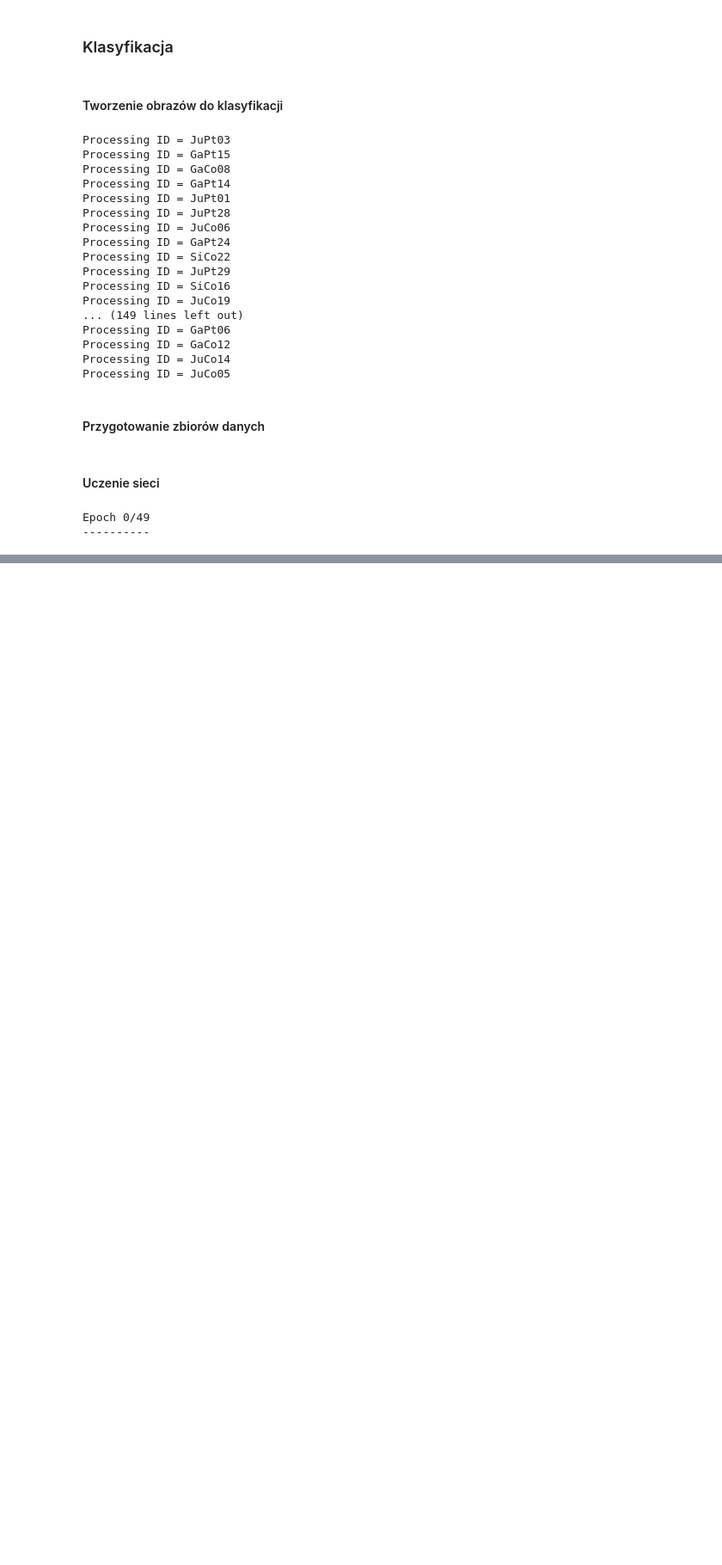
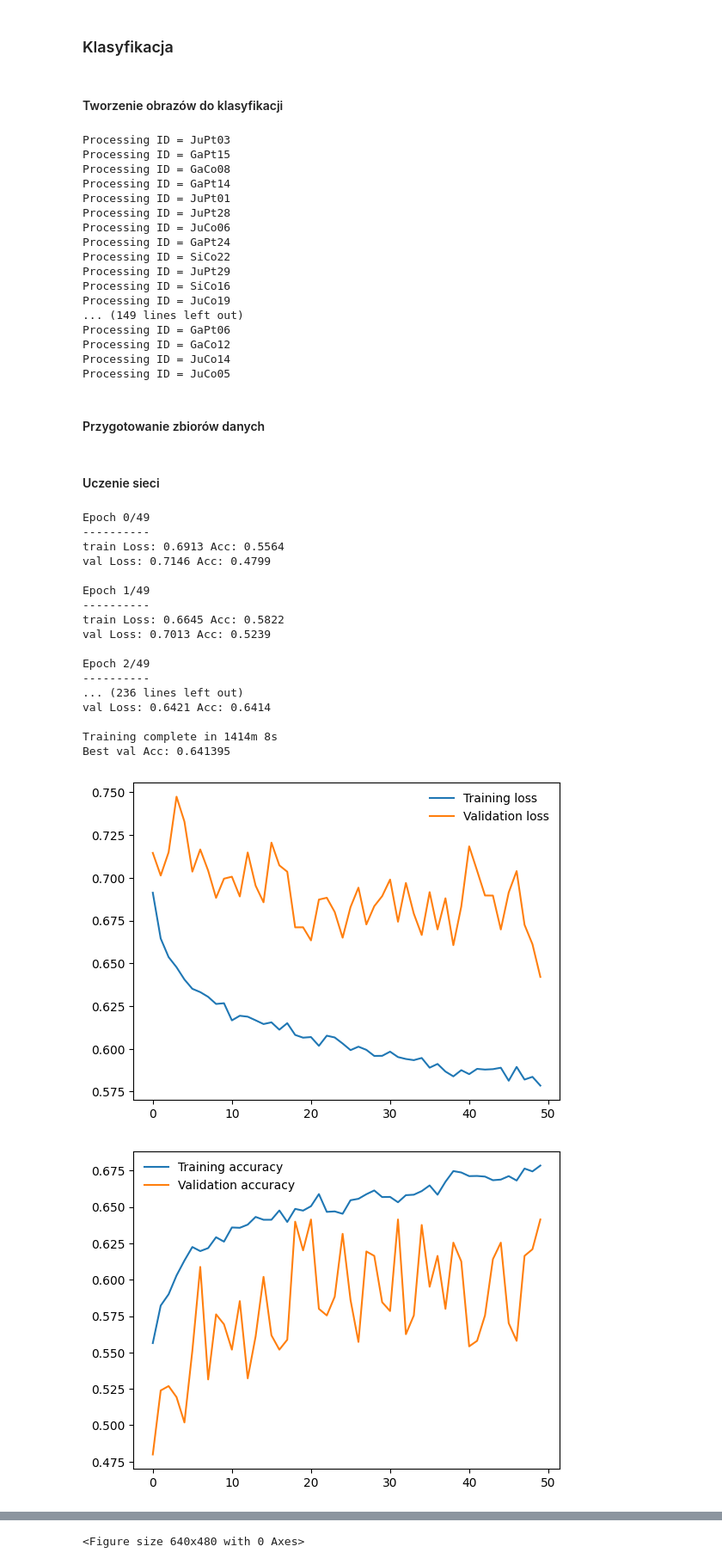
Before and after one commit to kaczmarekkacper/Parkinson-resnet, a Jupyter notebook: Parkinson.ipynb, the cells around one changed output, grey strips where cells are left out. Shown at 86% size. Saved outputs shown, nothing was run; the diff lists cells and outputs as text; code cells hidden in the pictures; blank space fills up the shorter version.

```diff
--- a/Parkinson.ipynb
+++ b/Parkinson.ipynb
@@ -264,7 +264,8 @@ cond = True
 if cond:
     width = 40
     widths = np.arange(1, width)
-    sample_number = 1000
+    sample_number = 4034
+    splits = 4
     w = 0.0
     for id, value in records.items():
         print(f'Processing ID = {id}')
@@ -293,15 +294,18 @@ if cond:
             # (lambda x: x.Force_Right, "Force_Right")
             ]
         record = value['data1']
-        x = record.Time.head(sample_number)
+
+        splits_list = [i for i in range(0, sample_number*(splits+1)//splits, sample_number//splits)]
 
         for sensor in sensors:
-            func, name = sensor
-            y = func(record).head(sample_number)
-            # cwtFunc = lambda: signal.cwt(y, signal.morlet2, widths, dtype='float64', w=w)
-            cwtFunc = lambda: signal.cwt(y, signal.ricker, widths, dtype='float64')
-            utils.createWaveletPlot(x, cwtFunc, parkinson, id, name)
-            utils.createWaveletPlot(x, cwtFunc, hoehnYahr, id, name)
+            for i in range(1, len(splits_list)):
+                func, name = sensor
+                x = record.Time[splits_list[i-1]:splits_list[i]]
+                y = func(record)[splits_list[i-1]:splits_list[i]]
+                # cwtFunc = lambda: signal.cwt(y, signal.morlet2, widths, dtype='float64', w=w)
+                cwtFunc = lambda: signal.cwt(y, signal.ricker, widths, dtype='float64')
+                utils.createWaveletPlot(x, cwtFunc, parkinson, id, f'{name}_{i}')
+                # utils.createWaveletPlot(x, cwtFunc, hoehnYahr, id, f'{name}_{i}')
 # %% [output]
 Processing ID = JuPt03
 Processing ID = GaPt15
@@ -375,25 +379,42 @@ if cond:
 # %%
 import LearningUtils
 import importlib
 import os
 import ModelTrainer
 from torchvision import models
 from torchsummary import summary
 importlib.reload(ModelTrainer)
 importlib.reload(LearningUtils)
 
 cond = True
 if cond:
     imgdir = f"{os.getcwd()}/Datasets/Binary/Ricker"
 
     classes = LearningUtils.get_classes(imgdir)
     train_data_loader, validation_data_loader, test_data_loader = LearningUtils.prepare_data(imgdir)
     model_trainer = ModelTrainer.ModelTrainer(classes)
     resnet = models.resnet18(weights=models.ResNet18_Weights.DEFAULT)
     # summary(resnet, (3, 224, 224))
-    model = model_trainer.train_resnet(resnet, train_data_loader, validation_data_loader, num_epochs=50)
+    model = model_trainer.train_resnet(resnet, train_data_loader, validation_data_loader, num_epochs=200)
     model.eval()
     LearningUtils.predict_image(model, test_data_loader, classes)
 # %% [output]
 Epoch 0/49
 ----------
+train Loss: 0.6913 Acc: 0.5564
+val Loss: 0.7146 Acc: 0.4799
+
+Epoch 1/49
+----------
+train Loss: 0.6645 Acc: 0.5822
+val Loss: 0.7013 Acc: 0.5239
+
+Epoch 2/49
+----------
+... (236 lines left out)
+val Loss: 0.6421 Acc: 0.6414
+
+Training complete in 1414m 8s
+Best val Acc: 0.641395
+[figure, added]
+[figure, added]
@@ -400,0 +425 @@ KeyboardInterrupt:
+<Figure size 640x480 with 0 Axes>
```
Also changed, not shown: parts of 1 cell of this notebook, 2 other files.
